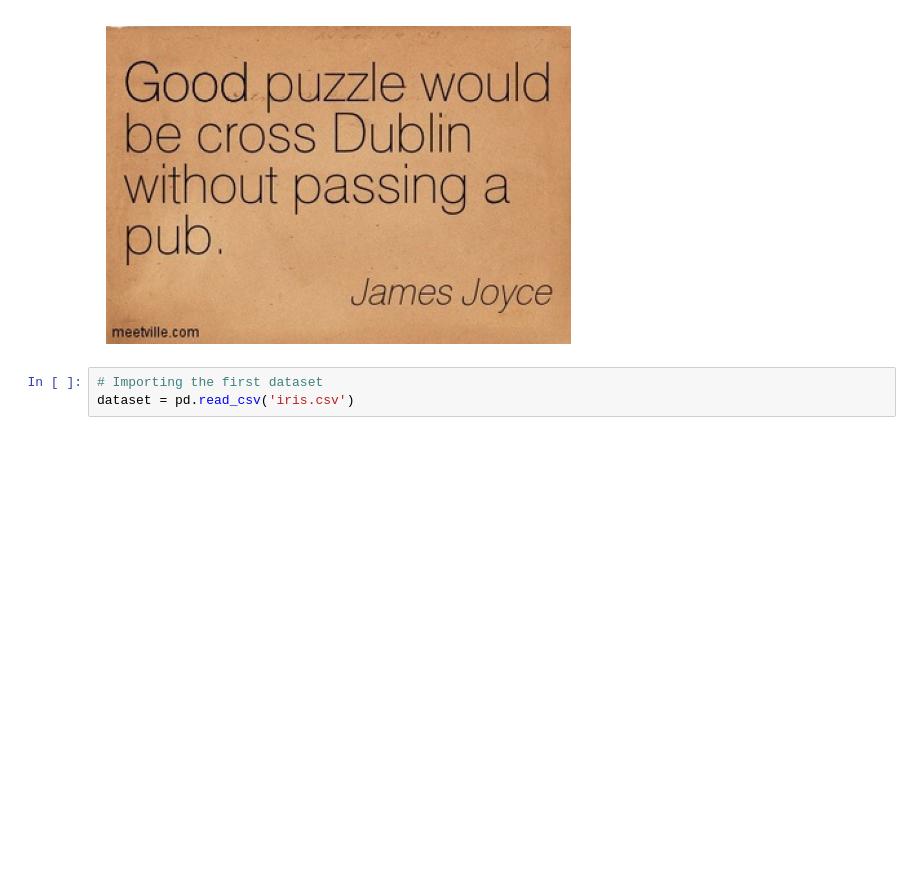
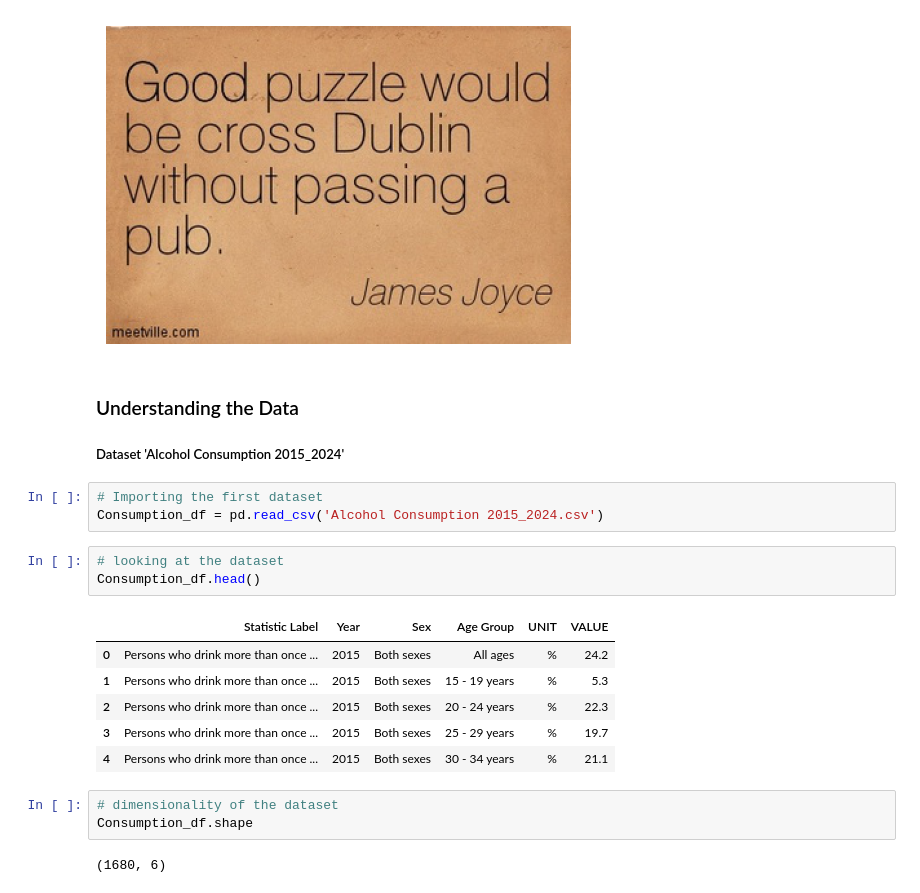
Before and after one commit to CCT-Dublin/capstone-project-ElianaHincapie, a Jupyter notebook: CA2 – Economic and Social Challenges In Irish Pub´s Industries _Eliana Hincapie.ipynb, the cells around one changed output. Cells and saved outputs as stored; diff of their text form; blank space fills up the shorter version.

```diff
--- a/CA2 – Economic and Social Challenges In Irish Pub´s Industries _Eliana Hincapie.ipynb
+++ b/CA2 – Economic and Social Challenges In Irish Pub´s Industries _Eliana Hincapie.ipynb
@@ -18,6 +18,25 @@ plt.imshow(img)
 # %% [output]
 <matplotlib.image.AxesImage at 0x...>
 [figure]
+# %% [markdown]
+### Understanding the Data
+
+##### Dataset 'Alcohol Consumption 2015_2024'
 # %%
 # Importing the first dataset
-dataset = pd.read_csv('iris.csv')
+Consumption_df = pd.read_csv('Alcohol Consumption 2015_2024.csv')
+# %%
+# looking at the dataset
+Consumption_df.head()
+# %% [output]
+|  | Statistic Label | Year | Sex | Age Group | UNIT | VALUE |
+| 0 | Persons who drink more than once ... | 2015 | Both sexes | All ages | % | 24.2 |
+| 1 | Persons who drink more than once ... | 2015 | Both sexes | 15 - 19 years | % | 5.3 |
+| 2 | Persons who drink more than once ... | 2015 | Both sexes | 20 - 24 years | % | 22.3 |
+| 3 | Persons who drink more than once ... | 2015 | Both sexes | 25 - 29 years | % | 19.7 |
+| 4 | Persons who drink more than once ... | 2015 | Both sexes | 30 - 34 years | % | 21.1 |
+# %%
+# dimensionality of the dataset
+Consumption_df.shape
+# %% [output]
+(1680, 6)
```
Also changed, not shown: parts of 15 cells of this notebook, 1 other file.
